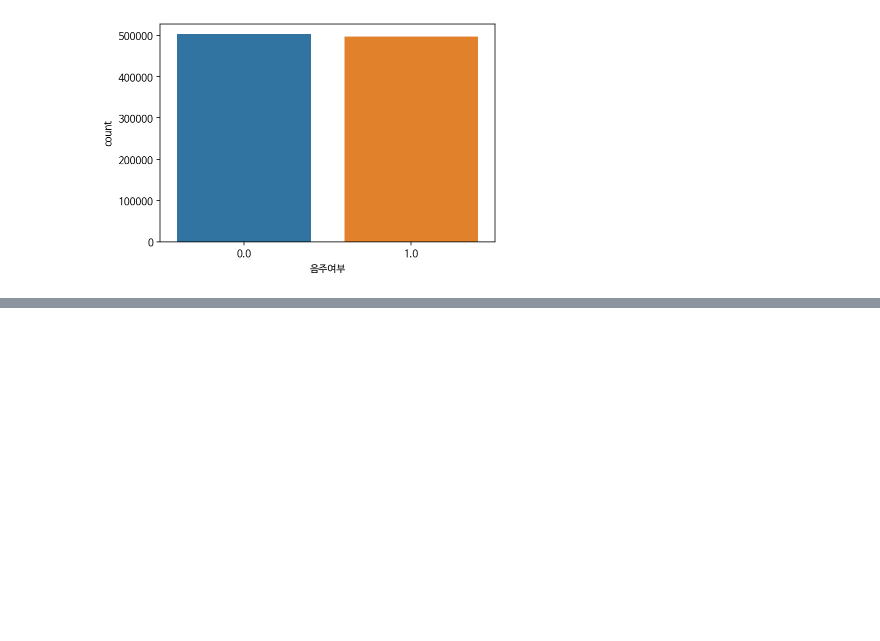
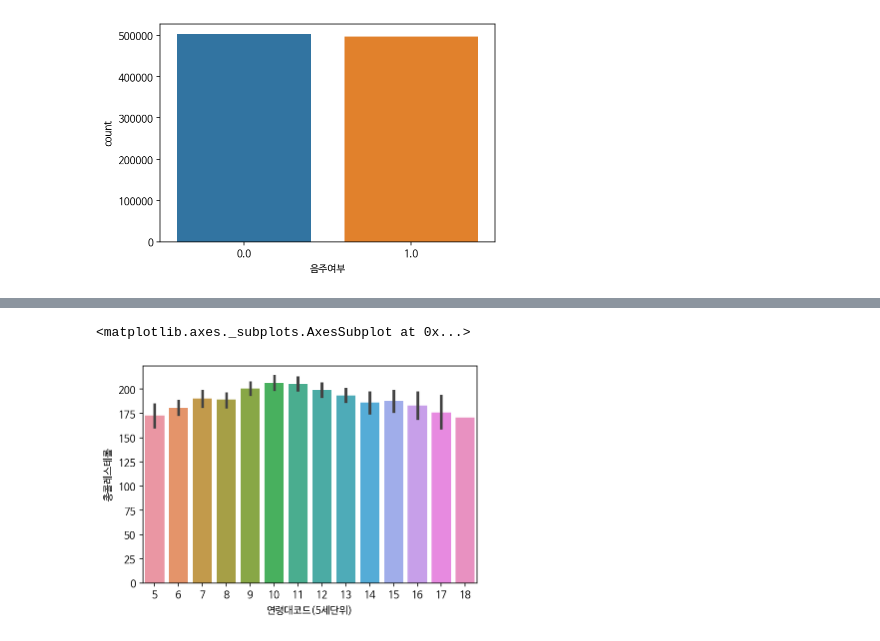
Before and after one commit to cown0211/boostcourse, a Jupyter notebook: DataScienceWithPython/4_건강검진_데이터로_가설검정하기.ipynb, the cells around one changed output, grey strips where cells are left out. Drawn from its saved outputs; the diff is of its cells as text; code cells hidden in the pictures; blank space fills up the shorter version.

```diff
--- a/DataScienceWithPython/4_건강검진_데이터로_가설검정하기.ipynb
+++ b/DataScienceWithPython/4_건강검진_데이터로_가설검정하기.ipynb
@@ -616,0 +640,8 @@ sns.countplot(data = df, x = "체중(5Kg 단위)", hue = "성별코드")
+# %%
+# 원 데이터 그대로 쓰면 연산이 너무 오래 걸리니
+# 샘플 데이터 추출해서 예시로 그려보는 것도 좋음
+
+sns.barplot(data = df_sample, x = "연령대코드(5세단위)", y = "총콜레스테롤")
+# %% [output]
+<matplotlib.axes._subplots.AxesSubplot at 0x...>
+[figure, added]
```
Also changed, not shown: parts of 43 cells of this notebook.
